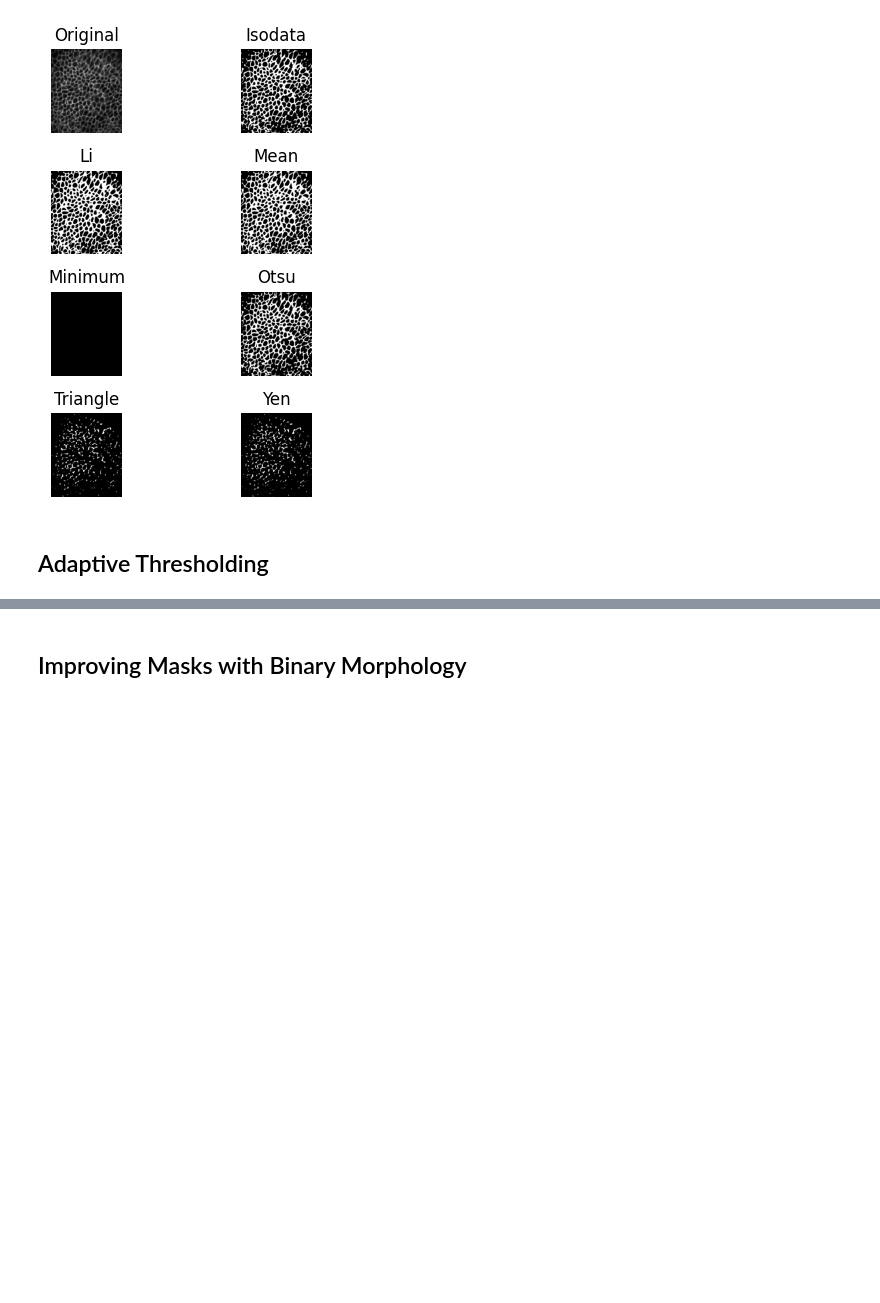
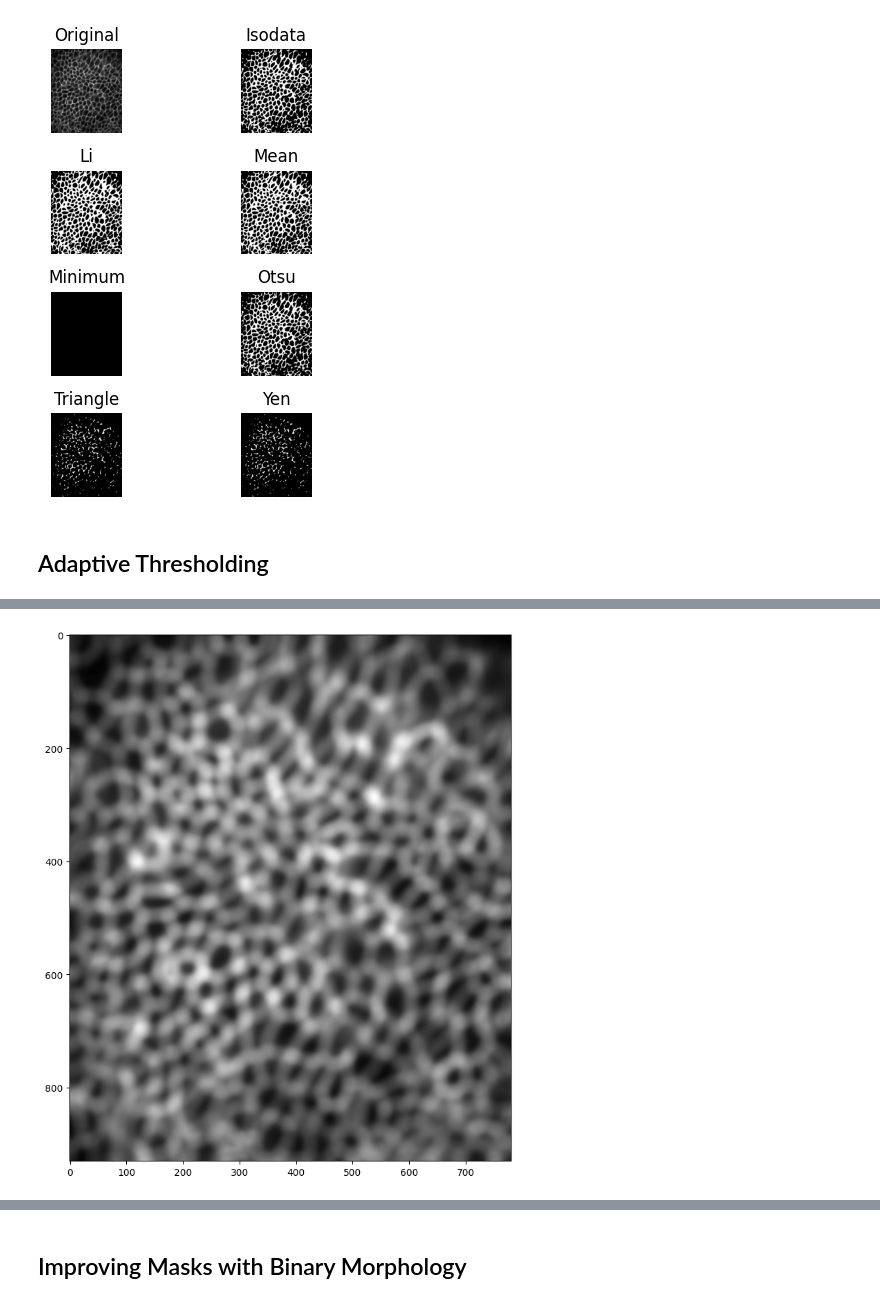
Before and after one commit to aaron10l/python-bioimage-analysis-tutorial, a Jupyter notebook: image_analysis_tutorial.ipynb, the cells around one changed output, grey strips where cells are left out. Saved outputs shown, nothing was run; the diff lists cells and outputs as text; code cells hidden in the pictures; blank space fills up the shorter version.

```diff
--- a/image_analysis_tutorial.ipynb
+++ b/image_analysis_tutorial.ipynb
@@ -576,10 +586,18 @@ struct = (np.mgrid[:i,:i][0] - np.floor(i/2))**2 + (np.mgrid[:i,:i][1] - np.floo
 # Run a mean filter over the image using the disc SE and assign the output to a new variable.
 # Use the function 'skimage.filters.rank.mean'.
 ### YOUR CODE HERE!
+from skimage.filters import rank
+
+background = rank.mean(filtered_img, footprint=struct) # running the SE over the image, which takes the mean value of neighboring pixels and assigns it to the value.
 # %%
 # (iii) Visualize the resulting background image. Does what you get make sense?
 
 ### YOUR CODE HERE!
+plt.figure(figsize=(10,10))
+plt.imshow(background, cmap='gray')
+plt.show()
+# %% [output]
+[figure, added]
 # %%
 # Step 2
 # ------
```
Also changed, not shown: parts of 4 cells of this notebook.
